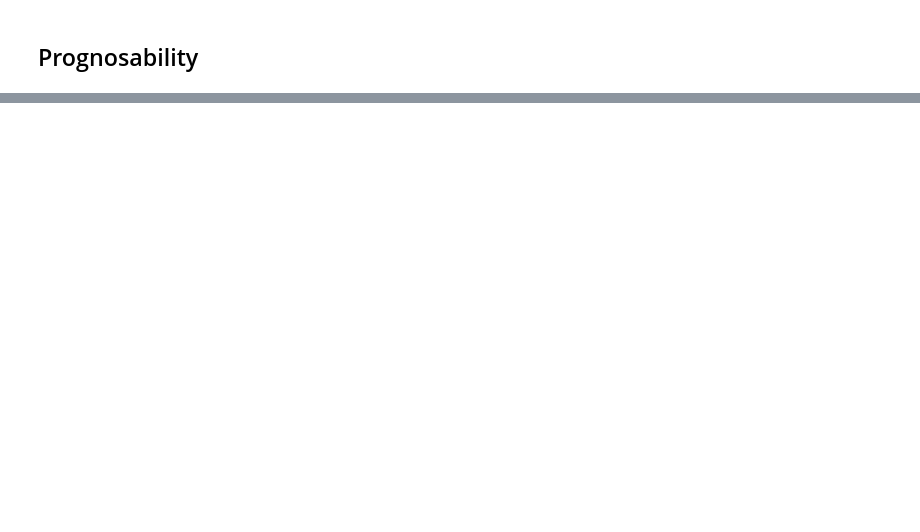
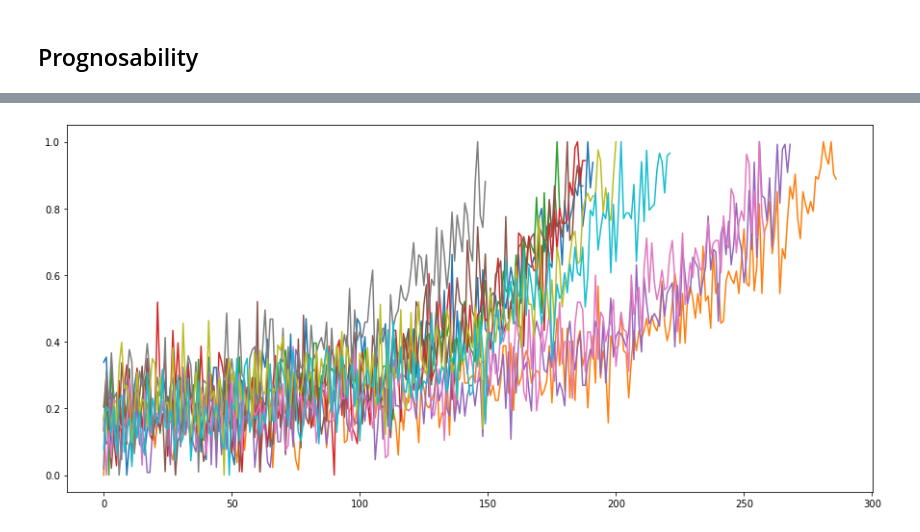
Before and after one commit to lbasora/bnnrul, a Jupyter notebook: cmapss_data_analysis.ipynb, the cells around one changed output, grey strips where cells are left out. Saved outputs shown, nothing was run; the diff lists cells and outputs as text; code cells hidden in the pictures; blank space fills up the shorter version.

```diff
--- a/cmapss_data_analysis.ipynb
+++ b/cmapss_data_analysis.ipynb
@@ -220,0 +256,13 @@ prognosability
+# %%
+from sklearn.preprocessing import MinMaxScaler
+import matplotlib.pyplot as plt
+
+fig, ax = plt.subplots(figsize=(15, 7))
+scaler = MinMaxScaler(feature_range=(0, 1))
+for traj_id, traj in df.groupby("trajectory_id"):
+    traj_norm = scaler.fit_transform(traj.loc[:, "sensor_11"].values.reshape(-1, 1))
+    pd.Series(traj_norm.ravel()).plot(ax=ax)
+    if traj_id == 10:
+        break
+# %% [output]
+[figure, added]
```
Also changed, not shown: parts of 5 cells of this notebook.
